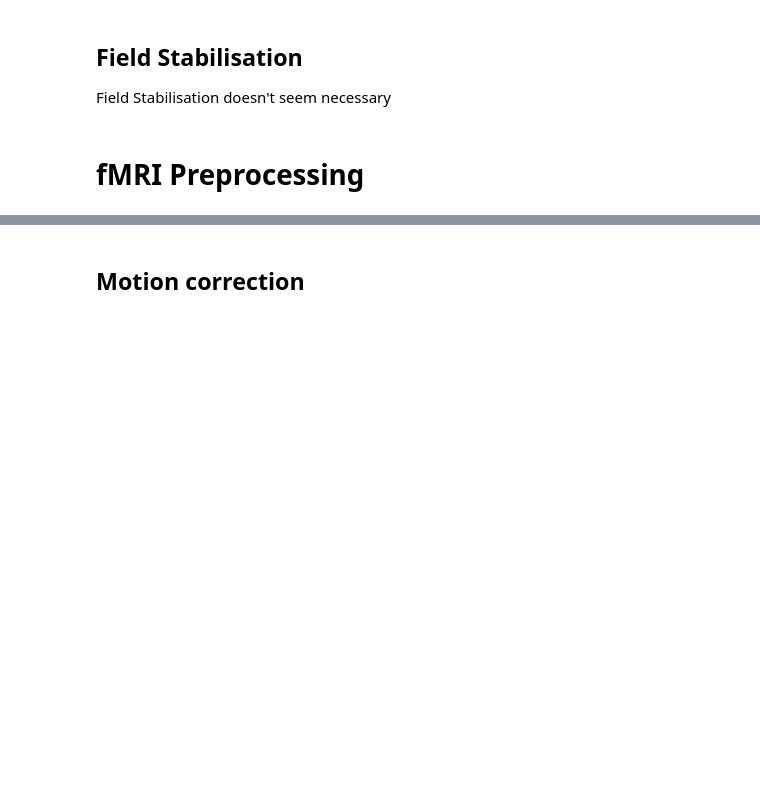
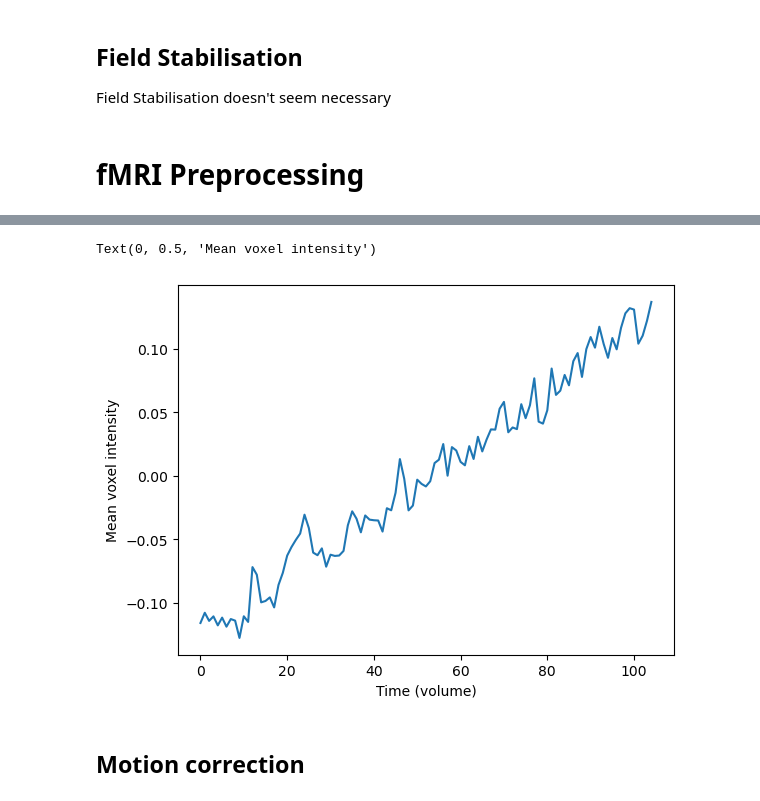
Before and after one commit to gdederichs/NSSP_project_1, a Jupyter notebook: preprocessing.ipynb, the cells around one changed output, grey strips where cells are left out. Cells and saved outputs as stored; diff of their text form; code cells hidden in the pictures; blank space fills up the shorter version.

Commit message:
Minimal preprocessing pipeline for part 2

```diff
--- a/preprocessing.ipynb
+++ b/preprocessing.ipynb
@@ -128,7 +140,7 @@ segmentation_path = apply_fast(preproc_path, subject)
 Done with fast
 # %%
 fsleyesDisplay.resetOverlays()
-fsleyesDisplay.load(bet_path)
+fsleyesDisplay.load(betted_brain_path)
 fsleyesDisplay.load(glob.glob(op.join(preproc_path, subject, 'anat','*pve_0*'))[0])
 fsleyesDisplay.load(glob.glob(op.join(preproc_path, subject, 'anat','*pve_1*'))[0])
 fsleyesDisplay.load(glob.glob(op.join(preproc_path, subject, 'anat','*pve_2*'))[0])
@@ -166,7 +161,7 @@ resultAnts = apply_ants(preproc_path, subject, mni_template)
 # %%
 fsleyesDisplay.resetOverlays()
 fsleyesDisplay.load(mni_template)
-fsleyesDisplay.load(resultAnts)
+fsleyesDisplay.load(t1w_mni)
 # %% [markdown]
 ## Field Stabilisation
 Field Stabilisation doesn't seem necessary
@@ -182,3 +218,6 @@ plt.ylabel('Mean voxel intensity')
+# %%
+fsleyesDisplay.resetOverlays()
+fsleyesDisplay.load(output_path+'_smoothed-6mm')
 # %%
 #standardize the runs and concatenate them together
 runs = []
@@ -188,9 +227,16 @@ for i in range(3):
     mean = run.replace('ds000171', 'derivatives/preprocessed_data') + '_mean'
     std = run.replace('ds000171', 'derivatives/preprocessed_data') + '_std'
     norm = run.replace('ds000171', 'derivatives/preprocessed_data') + '_norm'
-    subprocess.run(['fslmaths', run, '-Tmean', mean])
-    subprocess.run(['fslmaths', run, '-Tstd', std])
-    subprocess.run(['fslmaths', run, '-sub', mean, '-div', std, norm])
+    subprocess.run(['fslmaths', run, '-Tmean', mean]) # compute mean
+    subprocess.run(['fslmaths', run, '-Tstd', std]) # compute standard deviation
+    subprocess.run(['fslmaths', run, '-sub', mean, '-div', std, norm]) # z-score/ standardizaiton
+
+    fsleyesDisplay.resetOverlays()
+    fsleyesDisplay.load(mean)
+    fsleyesDisplay.load(run)
+    fsleyesDisplay.load(norm)
+
+    #delete files
     os.system('rm -rf {}'.format(op.join(preproc_path, subject, 'func', '*_mean*')))
     os.system('rm -rf {}'.format(op.join(preproc_path, subject, 'func', '*_std*')))
     runs.append(norm)
@@ -198,6 +244,33 @@ for i in range(3):
 all_runs = os.path.join(preproc_path, subject, 'func', '{}_task-{}_run-{}_bold'.format(subject, task, 'all'))
 subprocess.run(['fslmerge', '-t', all_runs, runs[0], runs[1], runs[2]])
 os.system('rm -rf {}'.format(op.join(preproc_path, subject, 'func', '*_norm*')))
+# %%
+i=0
+bids_root = dataset_path
+
+run = os.path.join(bids_root, subject, 'func', '{}_task-{}_run-{}_bold'.format(subject, task, i+1))
+mean = run.replace('ds000171', 'derivatives/preprocessed_data') + '_mean'
+std = run.replace('ds000171', 'derivatives/preprocessed_data') + '_std'
+norm = run.replace('ds000171', 'derivatives/preprocessed_data') + '_norm'
+subprocess.run(['fslmaths', run, '-Tmean', mean])
+subprocess.run(['fslmaths', run, '-Tstd', std])
+subprocess.run(['fslmaths', run, '-sub', mean, '-div', std, norm])
+fsleyesDisplay.resetOverlays()
+fsleyesDisplay.load(mean)
+fsleyesDisplay.load(run)
+fsleyesDisplay.load(norm)
+os.system('rm -rf {}'.format(op.join(preproc_path, subject, 'func', '*_mean*')))
+os.system('rm -rf {}'.format(op.join(preproc_path, subject, 'func', '*_std*')))
+
+import matplotlib.pyplot as plt
+import nibabel as nib
+
+plt.plot(nib.load(op.join(norm+'.nii.gz')).get_fdata().mean(axis=(0,1,2)))
+plt.xlabel('Time (volume)')
+plt.ylabel('Mean voxel intensity')
+# %% [output]
+Text(0, 0.5, 'Mean voxel intensity')
+[figure, added]
 # %% [markdown]
 ## Motion correction
 # %%
```
Also changed, not shown: parts of 9 cells of this notebook, 2 other files.
